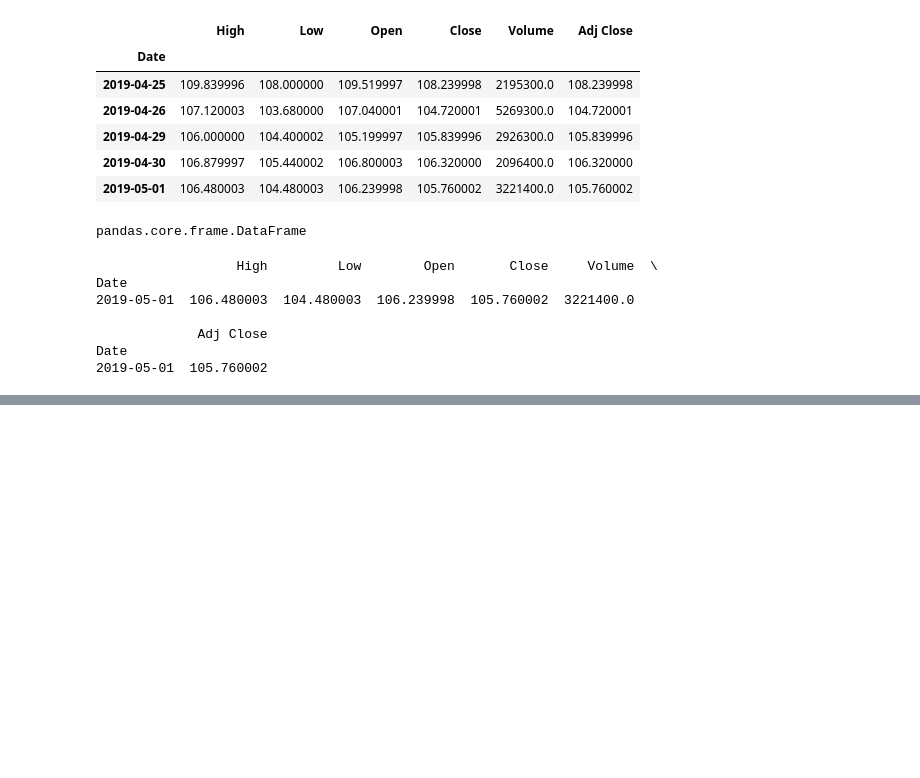
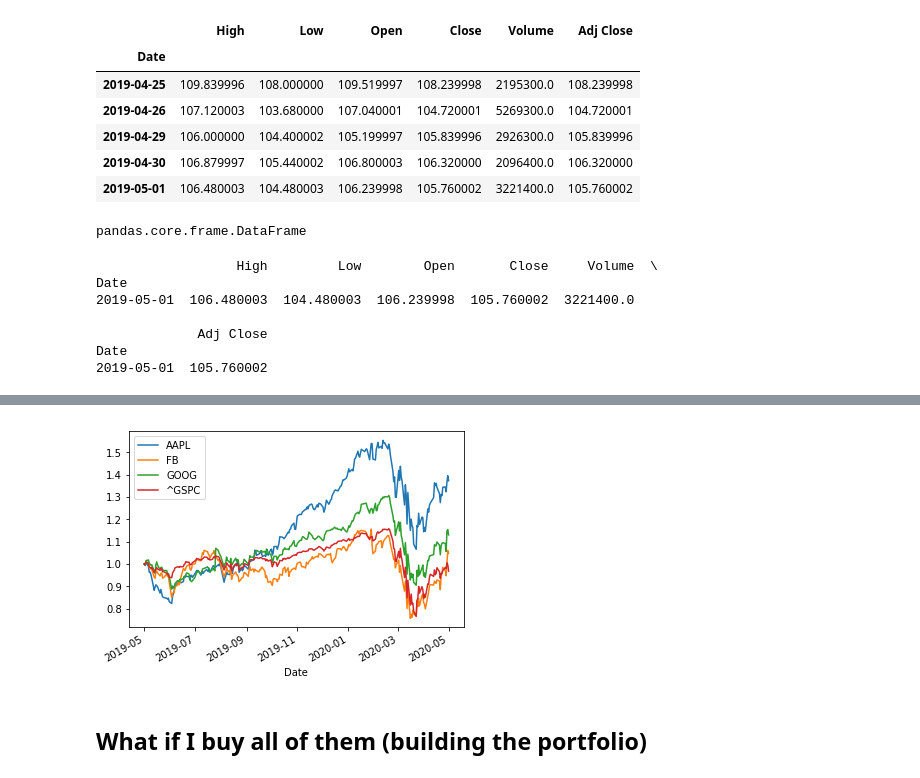
Before and after one commit to shobhansingh1/Py_PortfolioManager, a Jupyter notebook: PortfolioManagement_workbook.ipynb, the cells around one changed output, grey strips where cells are left out. Cells and saved outputs as stored; diff of their text form; code cells hidden in the pictures; blank space fills up the shorter version.

```diff
--- a/PortfolioManagement_workbook.ipynb
+++ b/PortfolioManagement_workbook.ipynb
@@ -218,0 +251,13 @@ dump_CacheData()
+# %%
+#relative change of stocks
+
+returns = (historical/historical.iloc[0]) #unit vector
+
+#if data set has missing data (do a backfill)
+#returns = (historical/historical.iloc[0]).fillna(method="backfill")
+
+_=returns.plot()
+# %% [output]
+[figure, added]
+# %% [markdown]
+## What if I buy all of them (building the portfolio)
```
Also changed, not shown: parts of 10 cells of this notebook.
